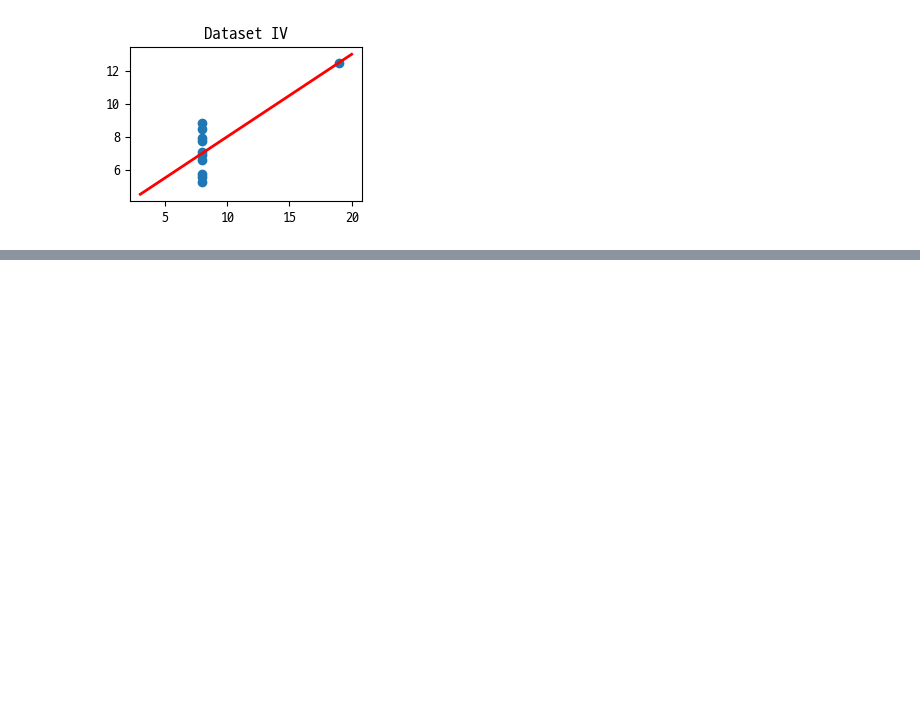
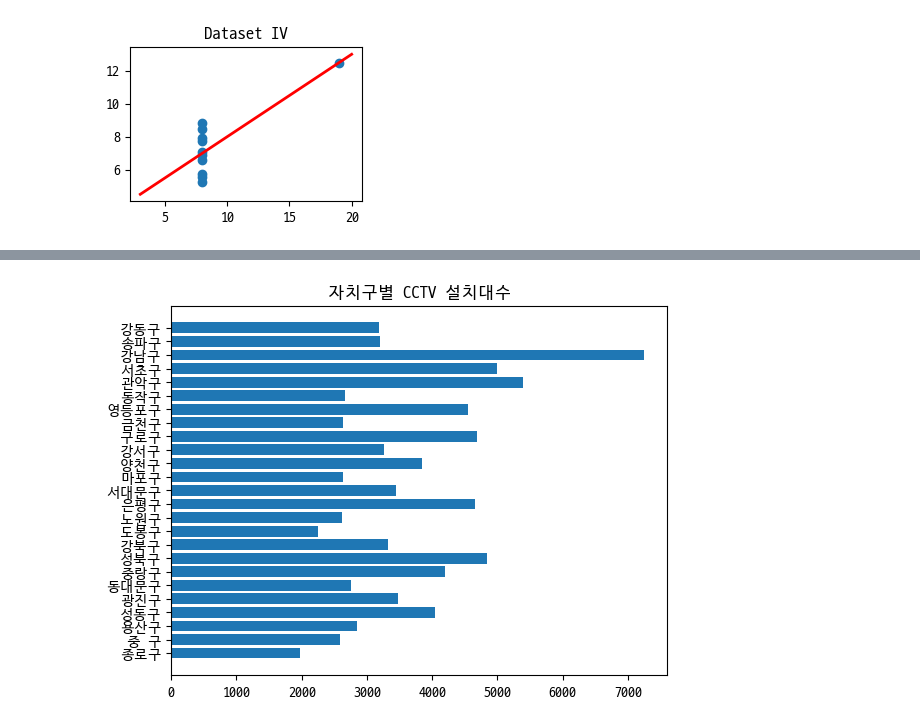
Before and after one commit to yumii2307/DataAnalysis_Lecture-2023.04, a Jupyter notebook: 03.시각화/91.문제.ipynb, the cells around one changed output, grey strips where cells are left out. Saved outputs shown, nothing was run; the diff lists cells and outputs as text; code cells hidden in the pictures; blank space fills up the shorter version.

```diff
--- a/03.시각화/91.문제.ipynb
+++ b/03.시각화/91.문제.ipynb
@@ -121,0 +124,6 @@ for roman in ['I', 'II', 'III', 'IV']:
+# %%
+filename = '../02.Pandas/data/서울시 자치구 년도별 CCTV 설치 현황_221231기준.csv'
+columns = '구분,총계'.split(',')
+cctv = pd.read_csv(filename, encoding='euc-kr', thousands=',')
+cctv = cctv[columns]
+cctv.head()
@@ -121,0 +137,4 @@ for roman in ['I', 'II', 'III', 'IV']:
+# %%
+cctv.drop([0], inplace=True)
+cctv.set_index('구분', inplace=True)
+cctv.head()
@@ -121,0 +149,7 @@ for roman in ['I', 'II', 'III', 'IV']:
+# %%
+# 1. Unsorted
+plt.barh(cctv.index, cctv.총계)
+plt.title('자치구별 CCTV 설치대수')
+plt.show()
+# %% [output]
+[figure, added]
```
Also changed, not shown: parts of 5 cells of this notebook.
